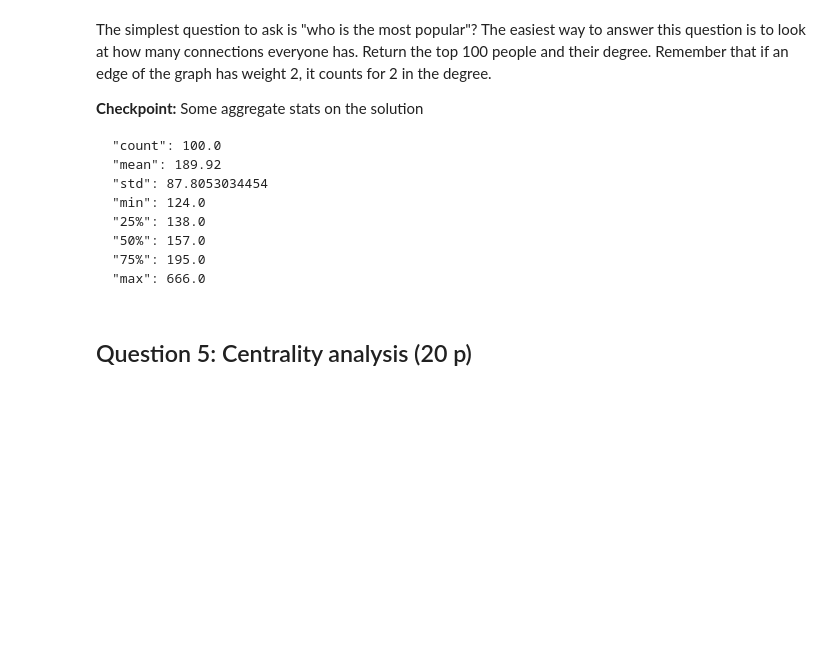
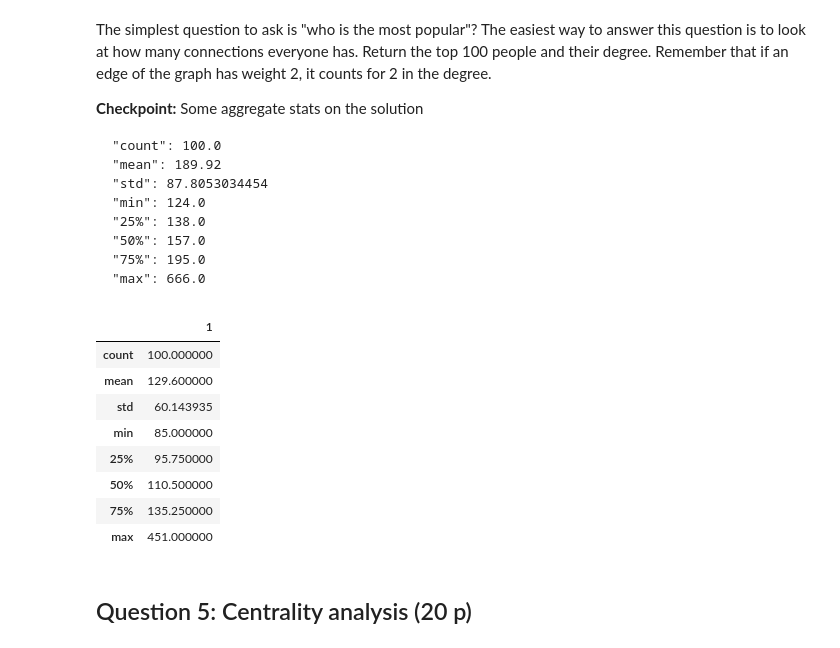
Before and after one commit to shuysman/csci550-miniproject1, a Jupyter notebook: mini_project_1_graph.ipynb, the cells around one changed output. Drawn from its saved outputs; the diff is of its cells as text; code cells hidden in the pictures; blank space fills up the shorter version.

```diff
--- a/mini_project_1_graph.ipynb
+++ b/mini_project_1_graph.ipynb
@@ -363,3 +372,24 @@ def clean_name(name):
     name = name.strip()
 
     return name
+# %%
+def post_clean_name(caption):
+    new_caption = []
+    for item in caption:
+        if (item not in [",", "and", "with", '', ' '] and
+            len(item.split()) < 4 and ### Things over 5 words are probably not names
+            len(item.split()) > 1):   ### 1 word things are probably not identifiable names
+            new_caption.append(item)
+
+    return new_caption
+# %%
+def extract_names_re(caption):
+    caption = remove_blacklisted_words(caption)
+    caption = split_married_couple(caption)
+    caption = pre_clean_name(caption)
+
+    caption = re.split(r"\s*(,|and|with|&)+\s+", caption)
+
+    caption = post_clean_name(caption)
+
+    return caption
@@ -496,3 +594,14 @@ list(unique_names)[:100]
+# %%
+cleaned_captions_re = list(map(lambda caption: extract_names_re(caption.text), all_captions))
+
+len(cleaned_captions_re)
+
+unique_names_re = set([name for names in cleaned_captions_re for name in names])
+
+len(unique_names_re)
+
+with open("names_Re.txt", "w") as f:
+    f.writelines([f"{str(name)}\n" for name in sorted(list(unique_names_re))])
 # %% [markdown]
 ## Question 3: Graph EDA (20 p)
 # %% [markdown]
@@ -502,11 +611,11 @@ list(unique_names)[:100]
 - What is the average clustering coeff of the graph? How you interpret this number? (5 p)
 # %%
 G = nx.Graph()
-for caption in cleaned_captions:
+for caption in cleaned_captions_re:
     pairs = itertools.combinations(caption, 2)
     for pair in pairs:
         first_person = pair[0]
-        second_person = pair[1]|
+        second_person = pair[1]
         if G.has_edge(first_person, second_person):
             G[first_person][second_person]['weight'] += 1
         else:
@@ -578,3 +691,17 @@ degree =
+# %%
+top_degrees_df = pd.DataFrame(degrees[:100])
+
+top_degrees_df.describe()
+# %% [output]
+|  | 1 |
+| count | 100.000000 |
+| mean | 129.600000 |
+| std | 60.143935 |
+| min | 85.000000 |
+| 25% | 95.750000 |
+| 50% | 110.500000 |
+| 75% | 135.250000 |
+| max | 451.000000 |
 # %% [markdown]
 ## Question 5: Centrality analysis (20 p)
 # %% [markdown]
```
Also changed, not shown: parts of 16 cells of this notebook.
